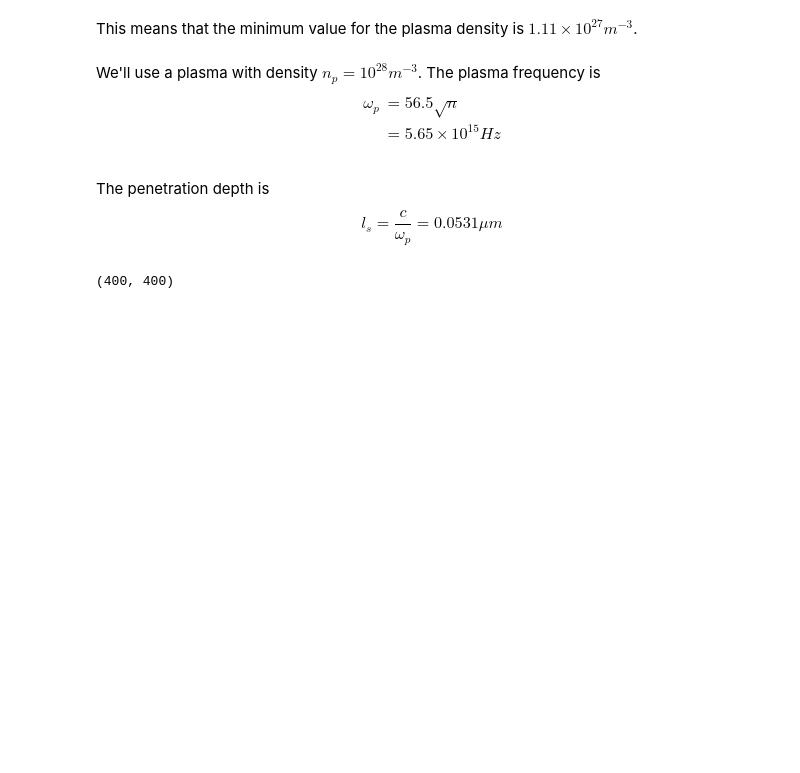
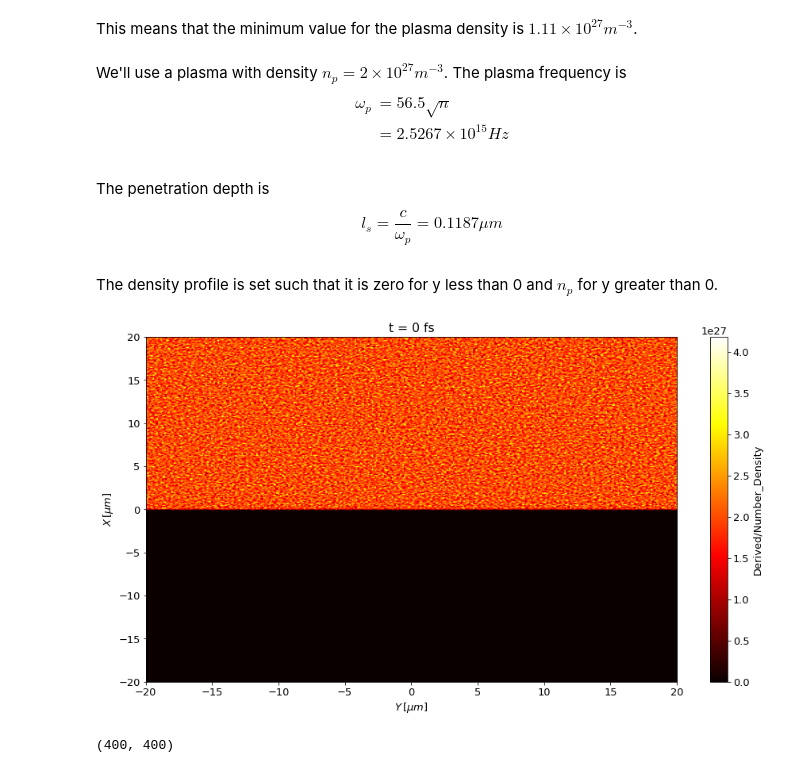
Before and after one commit to Hari31416/MSc_Project, a Jupyter notebook: epoch/overdense/overdense.ipynb, the cells around one changed output. Drawn from its saved outputs; the diff is of its cells as text; code cells hidden in the pictures; blank space fills up the shorter version.

```diff
--- a/epoch/overdense/overdense.ipynb
+++ b/epoch/overdense/overdense.ipynb
@@ -23,21 +23,50 @@ $$
 # %% [markdown]
 This means that the minimum value for the plasma density is $1.11 \times 10^{27} m^{-3}$.
 # %% [markdown]
-We'll use a plasma with density $n_p = 10^{28} m^{-3}$. The plasma frequency is
+We'll use a plasma with density $n_p = 2\times 10^{27} m^{-3}$. The plasma frequency is
 $$
 \begin{align*}
 \omega_p &=56.5\sqrt{n}\\
-&= 5.65\times 10^{15} Hz\\
+&= 2.5267\times 10^{15} Hz\\
 \end{align*}
 $$
 # %% [markdown]
 The penetration depth is
 $$
-l_s = \frac{c}{\omega_p} = 0.0531 \mu m
+l_s = \frac{c}{\omega_p} = 0.1187 \mu m
 $$
+# %% [markdown]
+The density profile is set such that it is zero for y less than 0 and $n_p$ for y greater than 0.
 # %%
 EXTENT = [-20, 20, -20, 20]
 all_files = [f for f in os.listdir(".") if f.endswith(".sdf")]
+# %%
+def plot_density(id, component="e"):
+    raw_data = sdf.read(all_files[id])
+    comp = {
+        "a": raw_data.Derived_Number_Density,
+        "e": raw_data.Derived_Number_Density_Electron,
+    }
+    field = comp[component]
+    t = raw_data.Header["time"] * 1e15
+    # field = field / (field.max() + 1e-10)
+    t = raw_data.Header["time"] * 1e15
+    c_label = field.name
+    plt.ion()
+    plt.figure(figsize=(15, 8))
+    plt.imshow(
+        field.data, cmap="hot", origin="lower", extent=EXTENT, aspect="auto",
+    )
+    plt.xlabel("$Y \, [\mu m]$")
+    plt.ylabel("$X \, [\mu m]$")
+    plt.title(f"t = {t:.0f} fs")
+    cbar = plt.colorbar()
+    cbar.ax.set_ylabel(c_label)
+    plt.show()
+# %%
+plot_density(0, "a")
+# %% [output]
+[figure, added]
 # %%
 def plot_field(data_dir, ax, component="y"):
     raw_data = sdf.read(data_dir)
```
Also changed, not shown: parts of 3 cells of this notebook, 34 other files.
